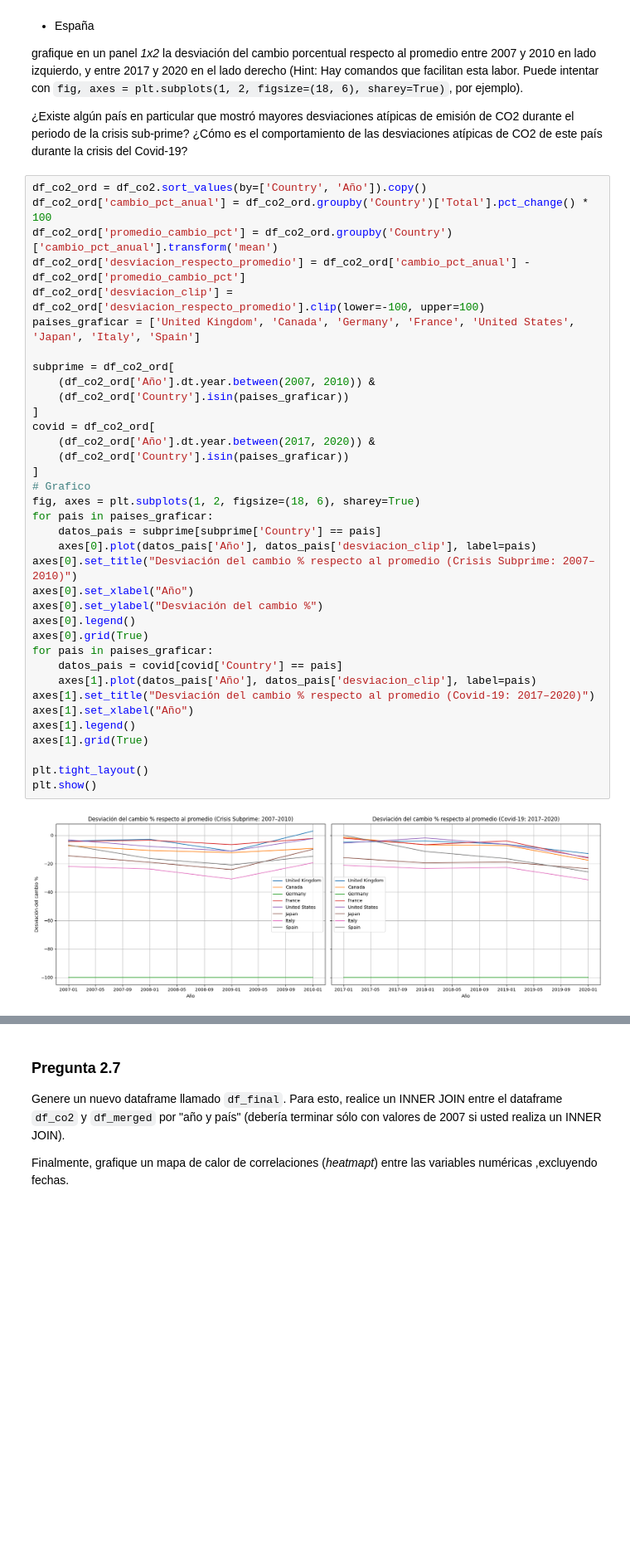
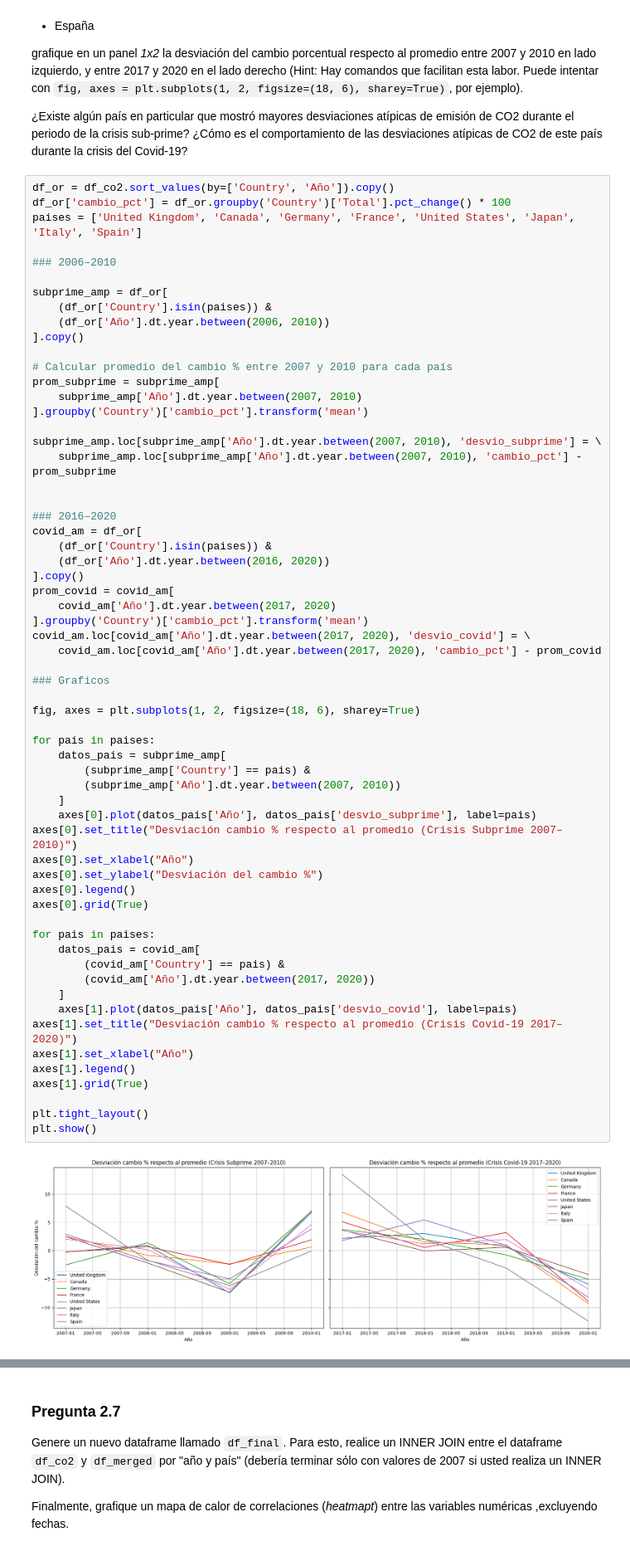
Before and after one commit to Nacho0611/Tarea1ML, a Jupyter notebook: Tarea_1.ipynb, the cells around one changed output, grey strips where cells are left out. Shown at 83% size. Saved outputs shown, nothing was run; the diff lists cells and outputs as text; blank space fills up the shorter version.

```diff
--- a/Tarea_1.ipynb
+++ b/Tarea_1.ipynb
@@ -1210,40 +1210,65 @@ grafique en un panel _1x2_ la desviación del cambio porcentual respecto al prom
 
 ¿Existe algún país en particular que mostró mayores desviaciones atípicas de emisión de CO2 durante el periodo de la crisis sub-prime? ¿Cómo es el comportamiento de las desviaciones atípicas de CO2 de este país durante la crisis del Covid-19?
 # %%
-df_co2_ord = df_co2.sort_values(by=['Country', 'Año']).copy()
-df_co2_ord['cambio_pct_anual'] = df_co2_ord.groupby('Country')['Total'].pct_change() * 100
-df_co2_ord['promedio_cambio_pct'] = df_co2_ord.groupby('Country')['cambio_pct_anual'].transform('mean')
-df_co2_ord['desviacion_respecto_promedio'] = df_co2_ord['cambio_pct_anual'] - df_co2_ord['promedio_cambio_pct']
-df_co2_ord['desviacion_clip'] = df_co2_ord['desviacion_respecto_promedio'].clip(lower=-100, upper=100)
-paises_graficar = ['United Kingdom', 'Canada', 'Germany', 'France', 'United States', 'Japan', 'Italy', 'Spain']
+df_or = df_co2.sort_values(by=['Country', 'Año']).copy()
+df_or['cambio_pct'] = df_or.groupby('Country')['Total'].pct_change() * 100
+paises = ['United Kingdom', 'Canada', 'Germany', 'France', 'United States', 'Japan', 'Italy', 'Spain']
 
-subprime = df_co2_ord[
-    (df_co2_ord['Año'].dt.year.between(2007, 2010)) &
-    (df_co2_ord['Country'].isin(paises_graficar))
-]
-covid = df_co2_ord[
-    (df_co2_ord['Año'].dt.year.between(2017, 2020)) &
-    (df_co2_ord['Country'].isin(paises_graficar))
-]
-# Grafico
+### 2006–2010
+
+subprime_amp = df_or[
+    (df_or['Country'].isin(paises)) &
+    (df_or['Año'].dt.year.between(2006, 2010))
+].copy()
+
+# Calcular promedio del cambio % entre 2007 y 2010 para cada país
+prom_subprime = subprime_amp[
+    subprime_amp['Año'].dt.year.between(2007, 2010)
+].groupby('Country')['cambio_pct'].transform('mean')
+
+subprime_amp.loc[subprime_amp['Año'].dt.year.between(2007, 2010), 'desvio_subprime'] = \
+    subprime_amp.loc[subprime_amp['Año'].dt.year.between(2007, 2010), 'cambio_pct'] - prom_subprime
+
+
+### 2016–2020
+covid_am = df_or[
+    (df_or['Country'].isin(paises)) &
+    (df_or['Año'].dt.year.between(2016, 2020))
+].copy()
+prom_covid = covid_am[
+    covid_am['Año'].dt.year.between(2017, 2020)
+].groupby('Country')['cambio_pct'].transform('mean')
+covid_am.loc[covid_am['Año'].dt.year.between(2017, 2020), 'desvio_covid'] = \
+    covid_am.loc[covid_am['Año'].dt.year.between(2017, 2020), 'cambio_pct'] - prom_covid
+
+### Graficos
+
 fig, axes = plt.subplots(1, 2, figsize=(18, 6), sharey=True)
-for pais in paises_graficar:
-    datos_pais = subprime[subprime['Country'] == pais]
-    axes[0].plot(datos_pais['Año'], datos_pais['desviacion_clip'], label=pais)
-axes[0].set_title("Desviación del cambio % respecto al promedio (Crisis Subprime: 2007–2010)")
+
+for pais in paises:
+    datos_pais = subprime_amp[
+        (subprime_amp['Country'] == pais) &
+        (subprime_amp['Año'].dt.year.between(2007, 2010))
+    ]
+    axes[0].plot(datos_pais['Año'], datos_pais['desvio_subprime'], label=pais)
+axes[0].set_title("Desviación cambio % respecto al promedio (Crisis Subprime 2007–2010)")
 axes[0].set_xlabel("Año")
 axes[0].set_ylabel("Desviación del cambio %")
 axes[0].legend()
 axes[0].grid(True)
-for pais in paises_graficar:
-    datos_pais = covid[covid['Country'] == pais]
-    axes[1].plot(datos_pais['Año'], datos_pais['desviacion_clip'], label=pais)
-axes[1].set_title("Desviación del cambio % respecto al promedio (Covid-19: 2017–2020)")
+
+for pais in paises:
+    datos_pais = covid_am[
+        (covid_am['Country'] == pais) &
+        (covid_am['Año'].dt.year.between(2017, 2020))
+    ]
+    axes[1].plot(datos_pais['Año'], datos_pais['desvio_covid'], label=pais)
+axes[1].set_title("Desviación cambio % respecto al promedio (Crisis Covid-19 2017–2020)")
 axes[1].set_xlabel("Año")
 axes[1].legend()
 axes[1].grid(True)
 
 plt.tight_layout()
 plt.show()
 # %% [output]
-[figure, old version]
+[figure, new version]
```
Also changed, not shown: parts of 2 cells of this notebook.
